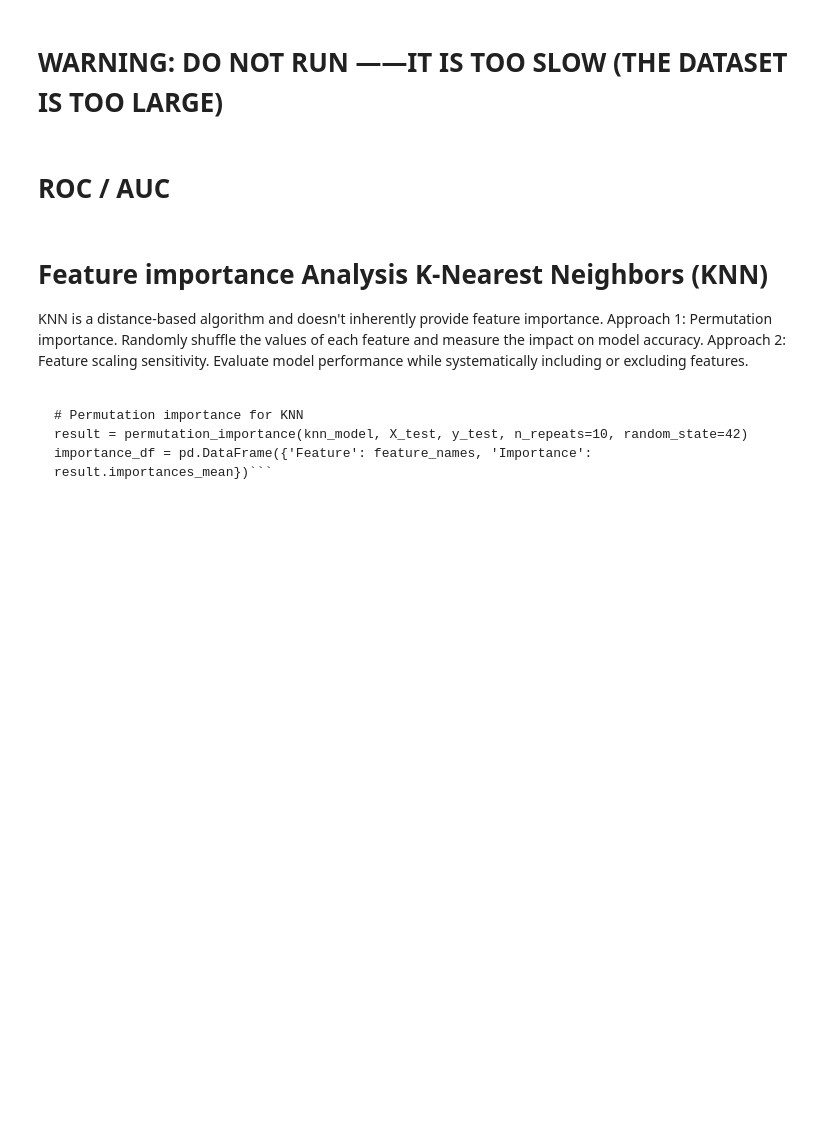
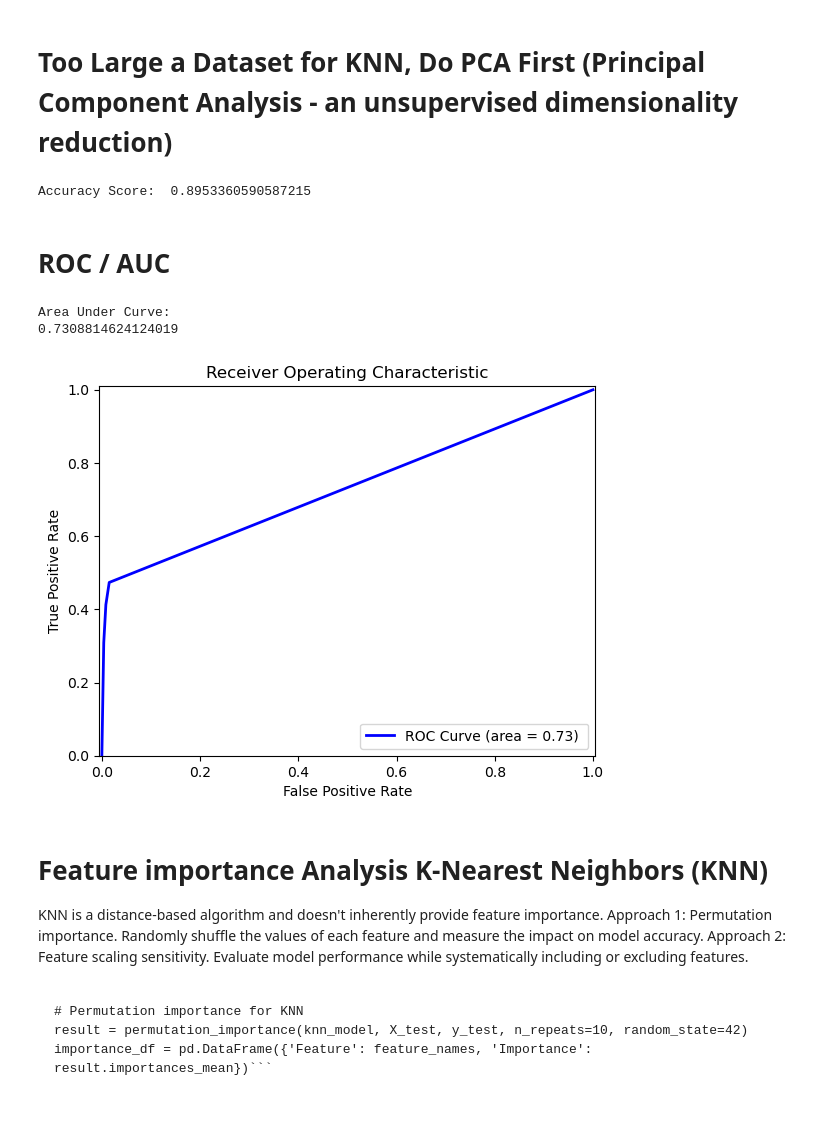
Before and after one commit to yliu160/CS4661_Project, a Jupyter notebook: KNN.ipynb, the cells around one changed output. Cells and saved outputs as stored; diff of their text form; code cells hidden in the pictures; blank space fills up the shorter version.

```diff
--- a/KNN.ipynb
+++ b/KNN.ipynb
@@ -4,50 +4,60 @@ import sys # modules in sys.path directories's are all available for import
 sys.path.append('./DevelopedMethods')
 from preprocessing import * # import our pre-processed dataset + imports.py (np, pd, df, df_train, X_train_balanced etc.)
 # %% [markdown]
-# WARNING: DO NOT RUN ——IT IS TOO SLOW (THE DATASET IS TOO LARGE)
+# Too Large a Dataset for KNN, Do PCA First (Principal Component Analysis - an unsupervised dimensionality reduction)
-# %%
-#Instantiating KNeighborsClassifier object
-k=3
-ccfd_kneighbors = KNeighborsClassifier(n_neighbors=k, weights = 'uniform')
-
-#Training the model
-ccfd_kneighbors.fit(X_train_balanced,  y_train_balanced)
-
-#Using newly trained model with X_test_balanced to predict for Credit Card Fraud
-kneighbors_prediction = ccfd_kneighbors.predict(X_test_balanced)
-
-#Evaluating accuracy of model by comparing predicted labels with y_test values (actual)
-score_kn = metrics.accuracy_score(y_test_balanced, kneighbors_prediction)
-
-#Displaying final accuracy score
-print("Accuracy Score: ", score_kn)
+# %%
+pca = PCA(n_components = 10)
+X_Train_pca = pca.fit_transform(X_train_balanced)
+X_Test_pca = pca.transform(X_test_balanced)
+# %%
+#Instantiating KNeighborsClassifier object
+k=3
+ccfd_kneighbors = KNeighborsClassifier(n_neighbors=k, weights = 'uniform')
+
+#Training the model
+ccfd_kneighbors.fit(X_Train_pca,  y_train_balanced)
+
+#Using newly trained model with X_test_balanced to predict for Credit Card Fraud
+kneighbors_prediction = ccfd_kneighbors.predict(X_Test_pca)
+
+#Evaluating accuracy of model by comparing predicted labels with y_test values (actual)
+score_kn = metrics.accuracy_score(y_test_balanced, kneighbors_prediction)
+
+#Displaying final accuracy score
+"Accuracy Score: ", score_kn
+# %% [output]
+Accuracy Score:  0.8953360590587215
 # %% [markdown]
 # ROC / AUC
 # %%
 #Estimating the probability of Credit Card Fraud Label
-kneighbors_prediction_probability = ccfd_kneighbors.predict_proba(X_test_balanced)
+kneighbors_prediction_probability = ccfd_kneighbors.predict_proba(X_Test_pca)
 
 #Calculating true positive rate(tpr) and false positive rate(fpr)
 fpr, tpr, thresholds = metrics.roc_curve(y_test_balanced, kneighbors_prediction_probability[:,1], pos_label=1)
 
 #Calculating Area Under Curve
 AUC = metrics.auc(fpr, tpr)
 print("Area Under Curve: ")
 print(AUC)
 
 #Plotting graph for ROC Curve
 plt.figure()
 plt.plot(fpr, tpr, color='blue', lw=2, label='ROC Curve (area = %0.2f) ' % AUC)
 
 #Defining range of x and y axes
 plt.xlim([-0.005, 1.005])
 plt.ylim([0.0, 1.01])
 
 #Defining labels, title and legend for graph
 plt.xlabel("False Positive Rate")
 plt.ylabel("True Positive Rate")
 plt.title("Receiver Operating Characteristic")
 plt.legend(loc='lower right');
+# %% [output]
+Area Under Curve:
+0.7308814624124019
+[figure, added]
 # %% [markdown]
 # Feature importance Analysis K-Nearest Neighbors (KNN)
 KNN is a distance-based algorithm and doesn't inherently provide feature importance.
```
Also changed, not shown: 2 other files.
